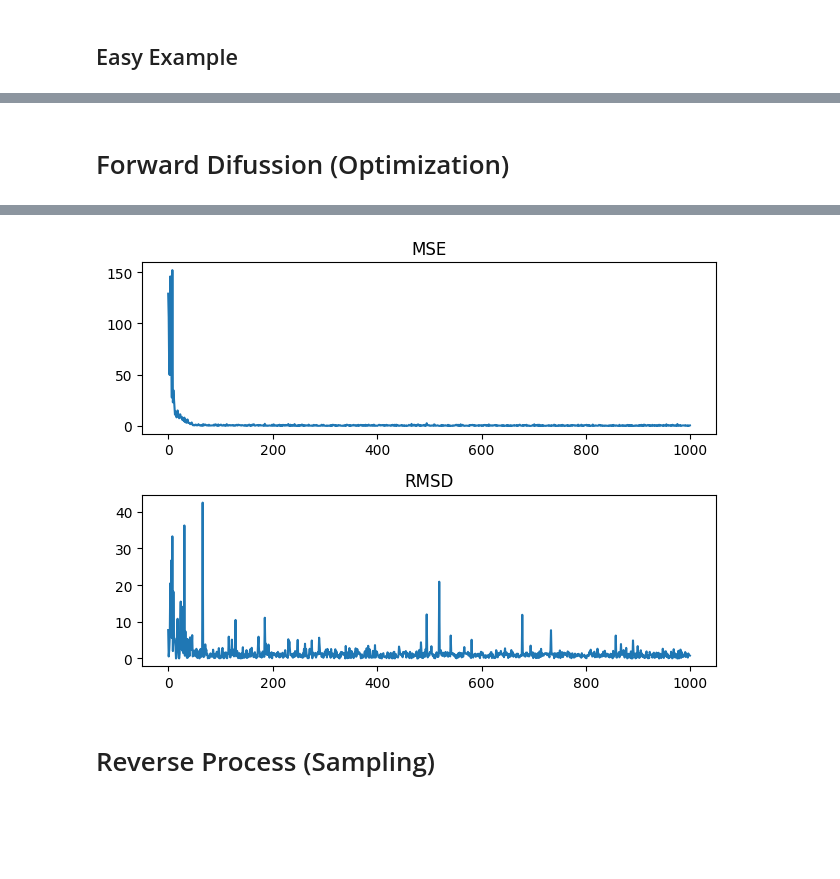
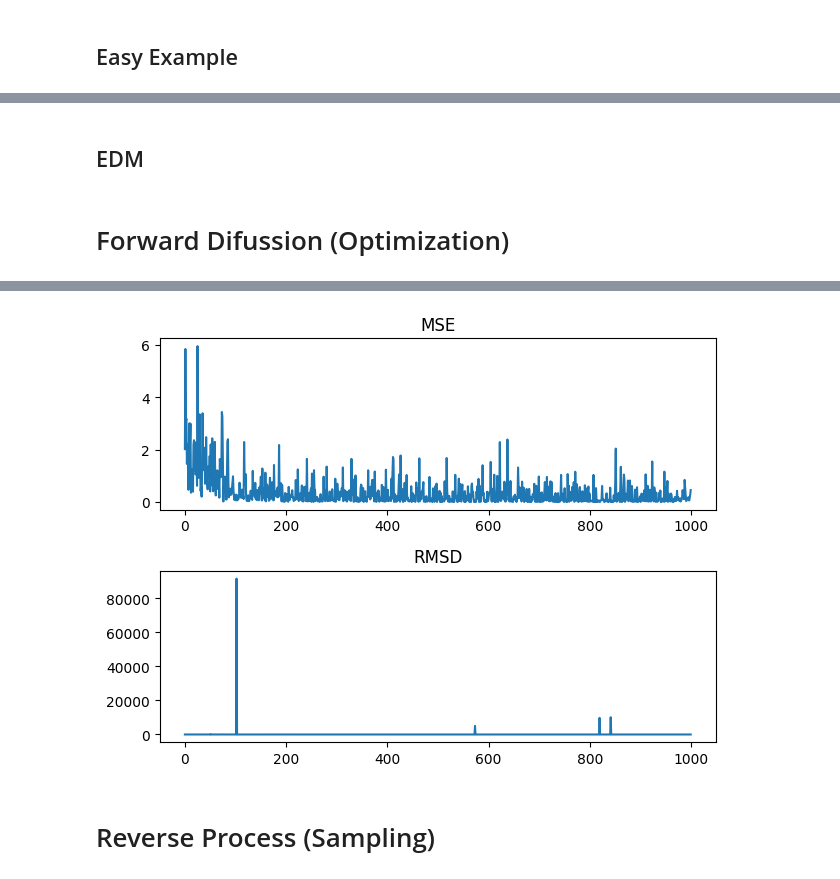
Before and after one commit to FlyingWorkshop/DiffusionGNNTutorial, a Jupyter notebook: simple_edm.ipynb, the cells around one changed output, grey strips where cells are left out. Saved outputs shown, nothing was run; the diff lists cells and outputs as text; code cells hidden in the pictures; blank space fills up the shorter version.

```diff
--- a/simple_edm.ipynb
+++ b/simple_edm.ipynb
@@ -101,0 +91,5 @@ plot_molecule(ex_easy)
+# %%
+ex_easy = dataset[2]
+ex_easy.pos = ex_easy.pos - ex_easy.pos.mean(dim=0)
+mol = Chem.MolFromSmiles(ex_medium.smiles)
+mol
@@ -102,7 +102,10 @@ plot_molecule(ex_easy)
 # %%
+from scipy.spatial.transform import Rotation
+
+
 def calc_rmsd(coords_a, coords_b):
     """
-    Adapted from Martin Buttenschoen.
+    From Martin Buttenschoen.
     Calculate RMSD assuming that the atom positions are ordered appropriately.
     """
     assert coords_a.shape == coords_b.shape
@@ -314,0 +164,11 @@ edm.plot_alpha_and_sigma()
+# %%
+class SimpleEGNN(nn.Module):
+  def __init__(self, num_layers=4, hidden=32):
+    """Denoising model"""
+    super().__init__()
+    self.egnn = nn.ModuleList([SimpleEGCL(hidden=hidden) for _ in range(num_layers)])
+
+  def forward(self, z):
+    for egcl in self.egnn:
+      z = egcl(z)
+    return z
@@ -314,0 +291,2 @@ edm.plot_alpha_and_sigma()
+# %% [markdown]
+## EDM
@@ -315,15 +437,16 @@ edm.plot_alpha_and_sigma()
 # %% [markdown]
 # Forward Difussion (Optimization)
 # %%
-working_example = ex_medium
+working_example = ex_easy
 # %%
+edm = SimpleEDM(num_layers=2, max_timesteps=200, hidden=10, lr=1e-3)
 epochs = 1000
-optimize_history = edm.optimize(working_example, epochs=epochs)
+optimize_history = edm.optimize(working_example, epochs, true_weight=False)
 
-min_loss = float(min(optimize_history["mse"]))
-min_rmsd = float(min(optimize_history["rmsd"]))
-print(f"{min_loss=}")
-print(f"{min_rmsd=}")
+loss = float(min(optimize_history["mse"]))
+rmsd = float(min(optimize_history["rmsd"]))
+print(f"{loss=}")
+print(f"{rmsd=}")
 
 fig, axs = plt.subplots(2, 1)
 domain = range(epochs)
@@ -338,3 +461,3 @@ min_rmsd=0.0014030943857505918
-[figure, old version]
+[figure, new version]
 # %% [markdown]
 # Reverse Process (Sampling)
```
Also changed, not shown: parts of 27 cells of this notebook.
